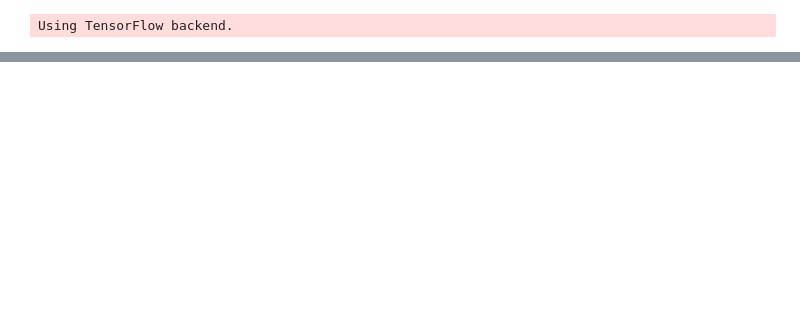
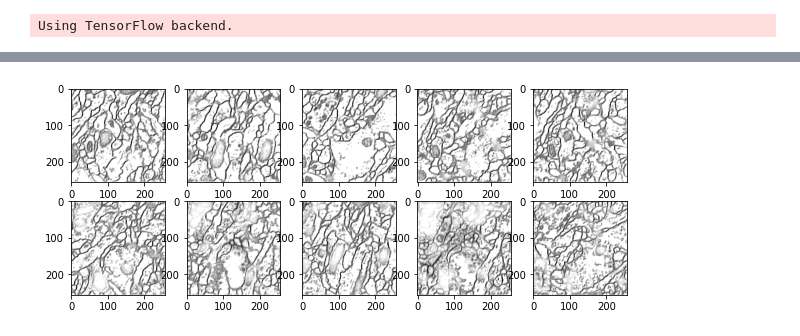
Before and after one commit to Nelson-Gon/cytounet, a Jupyter notebook: examples/example_usage.ipynb, the cells around one changed output, grey strips where cells are left out. Saved outputs shown, nothing was run; the diff lists cells and outputs as text; code cells hidden in the pictures; blank space fills up the shorter version.

```diff
--- a/examples/example_usage.ipynb
+++ b/examples/example_usage.ipynb
@@ -104,0 +80,4 @@ plt.imshow(results[2][:,:,0], cmap="gray")
+# %%
+show_images("unet/data/predictions/", number = 10)
+# %% [output]
+[figure, added]
```
Also changed, not shown: parts of 27 cells of this notebook.
